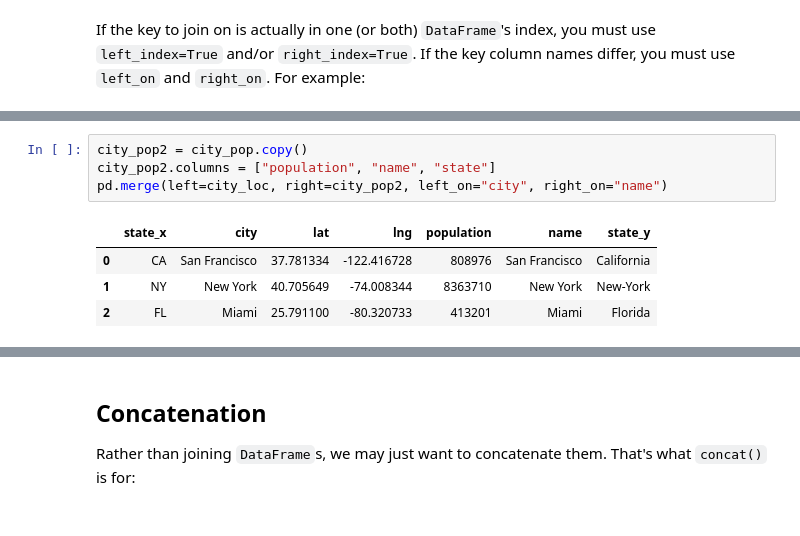
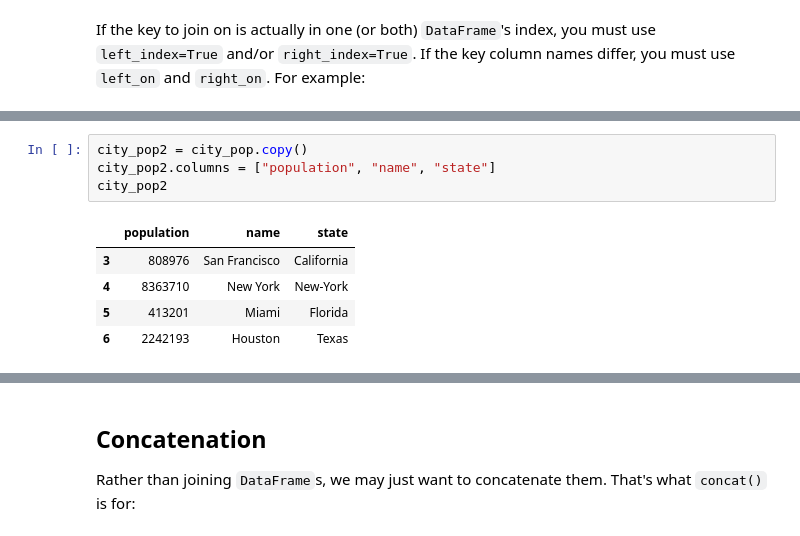
Before and after one commit to lightrao/handson-ml3, a Jupyter notebook: tools_pandas.ipynb, the cells around one changed output, grey strips where cells are left out. Saved outputs shown, nothing was run; the diff lists cells and outputs as text.

```diff
--- a/tools_pandas.ipynb
+++ b/tools_pandas.ipynb
@@ -2047,9 +2185,10 @@ If the key to join on is actually in one (or both) `DataFrame`'s index, you must
 # %%
 city_pop2 = city_pop.copy()
 city_pop2.columns = ["population", "name", "state"]
-pd.merge(left=city_loc, right=city_pop2, left_on="city", right_on="name")
+city_pop2
 # %% [output]
-|  | state_x | city | lat | lng | population | name | state_y |
-| 0 | CA | San Francisco | 37.781334 | -122.416728 | 808976 | San Francisco | California |
-| 1 | NY | New York | 40.705649 | -74.008344 | 8363710 | New York | New-York |
-| 2 | FL | Miami | 25.791100 | -80.320733 | 413201 | Miami | Florida |
+|  | population | name | state |
+| 3 | 808976 | San Francisco | California |
+| 4 | 8363710 | New York | New-York |
+| 5 | 413201 | Miami | Florida |
+| 6 | 2242193 | Houston | Texas |
```
Also changed, not shown: parts of 30 cells of this notebook, 1 other file.
